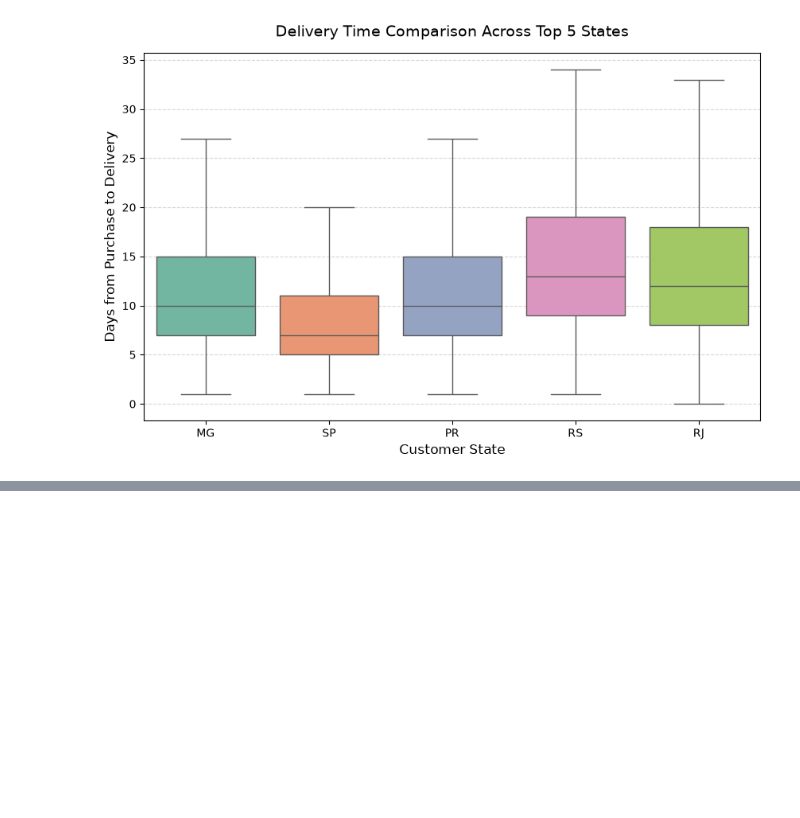
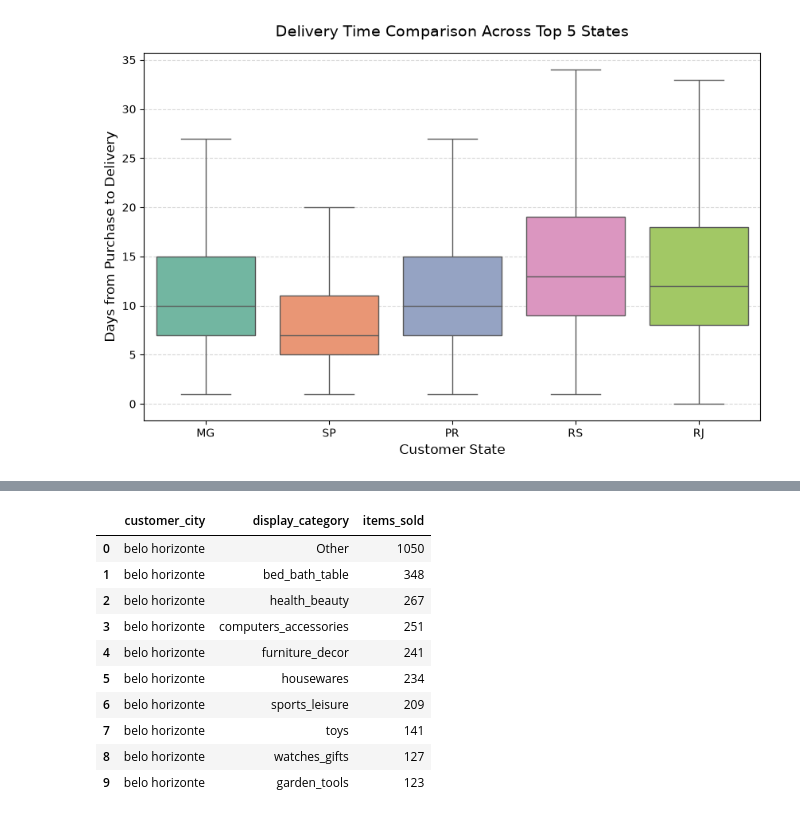
Before and after one commit to AnsonWhale/ecommerce-data-analysis, a Jupyter notebook: analysis.ipynb, the cells around one changed output, grey strips where cells are left out. Saved outputs shown, nothing was run; the diff lists cells and outputs as text; code cells hidden in the pictures; blank space fills up the shorter version.

```diff
--- a/analysis.ipynb
+++ b/analysis.ipynb
@@ -198,0 +204,82 @@ Passing `palette` without assigning `hue` is deprecated and will be removed in v
+# %%
+query = """
+WITH top_cities AS (
+    -- 1. Identify the top 5 cities by order count
+    SELECT c.customer_city
+    FROM 'data/raw/olist_orders_dataset.csv' AS o
+    JOIN 'data/raw/olist_customers_dataset.csv' AS c
+        ON o.customer_id = c.customer_id
+    WHERE o.order_status = 'delivered'
+    GROUP BY c.customer_city
+    ORDER BY COUNT(DISTINCT o.order_id) DESC
+    LIMIT 5
+),
+
+top_categories AS (
+    -- 2. Identify the top 10 product categories across those cities
+    SELECT
+        COALESCE(t.product_category_name_english, p.product_category_name) AS category_name
+    FROM 'data/raw/olist_orders_dataset.csv' AS o
+    JOIN 'data/raw/olist_customers_dataset.csv' AS c
+        ON o.customer_id = c.customer_id
+    JOIN 'data/raw/olist_order_items_dataset.csv' AS oi
+        ON o.order_id = oi.order_id
+    JOIN 'data/raw/olist_products_dataset.csv' AS p
+        ON oi.product_id = p.product_id
+    LEFT JOIN 'data/raw/product_category_name_translation.csv' AS t
+        ON p.product_category_name = t.product_category_name
+    WHERE o.order_status = 'delivered'
+      AND c.customer_city IN (SELECT customer_city FROM top_cities)
+      AND p.product_category_name IS NOT NULL
+    GROUP BY category_name
+    ORDER BY COUNT(oi.order_item_id) DESC
+    LIMIT 10
+),
+
+item_details AS (
+    -- 3. Label each sold item as its category or 'Other'
+    SELECT
+        c.customer_city,
+        CASE
+            WHEN COALESCE(t.product_category_name_english, p.product_category_name) IN (SELECT category_name FROM top_categories)
+            THEN COALESCE(t.product_category_name_english, p.product_category_name)
+            ELSE 'Other'
+        END AS display_category,
+        oi.order_item_id
+    FROM 'data/raw/olist_orders_dataset.csv' AS o
+    JOIN 'data/raw/olist_customers_dataset.csv' AS c
+        ON o.customer_id = c.customer_id
+    JOIN 'data/raw/olist_order_items_dataset.csv' AS oi
+        ON o.order_id = oi.order_id
+    JOIN 'data/raw/olist_products_dataset.csv' AS p
+        ON oi.product_id = p.product_id
+    LEFT JOIN 'data/raw/product_category_name_translation.csv' AS t
+        ON p.product_category_name = t.product_category_name
+    WHERE o.order_status = 'delivered'
+      AND c.customer_city IN (SELECT customer_city FROM top_cities)
+)
+
+-- 4. Aggregate by city and category bucket
+SELECT
+    customer_city,
+    display_category,
+    COUNT(order_item_id) AS items_sold
+FROM item_details
+GROUP BY customer_city, display_category
+ORDER BY customer_city, items_sold DESC;
+"""
+
+df_city_buckets = duckdb.query(query).df()
+display(df_city_buckets.head(10))
+# %% [output]
+|  | customer_city | display_category | items_sold |
+| 0 | belo horizonte | Other | 1050 |
+| 1 | belo horizonte | bed_bath_table | 348 |
+| 2 | belo horizonte | health_beauty | 267 |
+| 3 | belo horizonte | computers_accessories | 251 |
+| 4 | belo horizonte | furniture_decor | 241 |
+| 5 | belo horizonte | housewares | 234 |
+| 6 | belo horizonte | sports_leisure | 209 |
+| 7 | belo horizonte | toys | 141 |
+| 8 | belo horizonte | watches_gifts | 127 |
+| 9 | belo horizonte | garden_tools | 123 |
```
Also changed, not shown: parts of 7 cells of this notebook.
